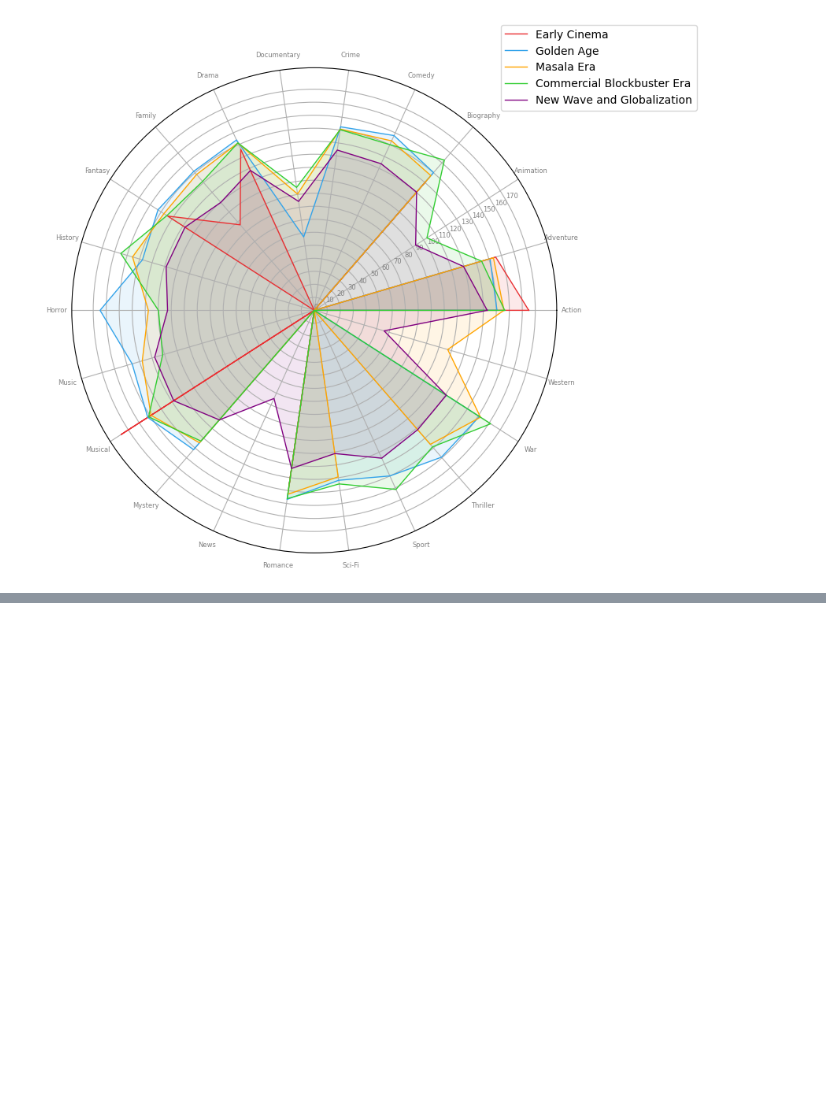
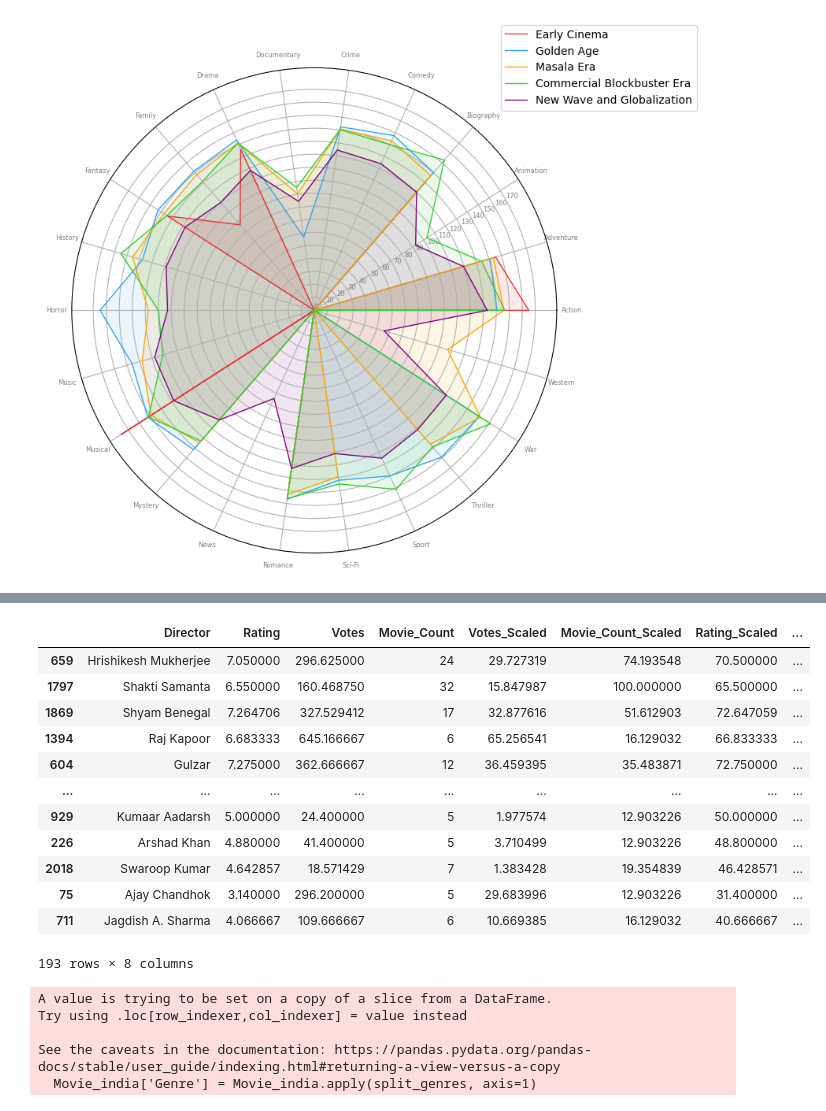
Before and after one commit to Pornwalaifoxall/python_dataviz2024, a Jupyter notebook: Visualize_Data_Comparison_2024.ipynb, the cells around one changed output, grey strips where cells are left out. Drawn from its saved outputs; the diff is of its cells as text; code cells hidden in the pictures; blank space fills up the shorter version.

```diff
--- a/Visualize_Data_Comparison_2024.ipynb
+++ b/Visualize_Data_Comparison_2024.ipynb
@@ -779,0 +927,32 @@ plt.show()
+# %%
+director_grouped.sort_values(by='Director_Score', ascending=False)
+# %% [output]
+|  | Director | Rating | Votes | Movie_Count | Votes_Scaled | Movie_Count_Scaled | Rating_Scaled | ... |
+| 659 | Hrishikesh Mukherjee | 7.050000 | 296.625000 | 24 | 29.727319 | 74.193548 | 70.500000 | ... |
+| 1797 | Shakti Samanta | 6.550000 | 160.468750 | 32 | 15.847987 | 100.000000 | 65.500000 | ... |
+| 1869 | Shyam Benegal | 7.264706 | 327.529412 | 17 | 32.877616 | 51.612903 | 72.647059 | ... |
+| 1394 | Raj Kapoor | 6.683333 | 645.166667 | 6 | 65.256541 | 16.129032 | 66.833333 | ... |
+| 604 | Gulzar | 7.275000 | 362.666667 | 12 | 36.459395 | 35.483871 | 72.750000 | ... |
+| ... | ... | ... | ... | ... | ... | ... | ... | ... |
+| 929 | Kumaar Aadarsh | 5.000000 | 24.400000 | 5 | 1.977574 | 12.903226 | 50.000000 | ... |
+| 226 | Arshad Khan | 4.880000 | 41.400000 | 5 | 3.710499 | 12.903226 | 48.800000 | ... |
+| 2018 | Swaroop Kumar | 4.642857 | 18.571429 | 7 | 1.383428 | 19.354839 | 46.428571 | ... |
+| 75 | Ajay Chandhok | 3.140000 | 296.200000 | 5 | 29.683996 | 12.903226 | 31.400000 | ... |
+| 711 | Jagdish A. Sharma | 4.066667 | 109.666667 | 6 | 10.669385 | 16.129032 | 40.666667 | ... |
+193 rows × 8 columns
+# %%
+def split_genres(row):
+  # Check if the genre value is a string before splitting
+  if isinstance(row['Genre'], str):
+    genres = row['Genre'].split(',')
+    return [genre.strip() for genre in genres]
+  else:
+    # Handle cases where the genre is not a string (e.g., return an empty list or NaN)
+    return []
+Movie_india['Genre'] = Movie_india.apply(split_genres, axis=1)
+# %% [output]
+A value is trying to be set on a copy of a slice from a DataFrame.
+Try using .loc[row_indexer,col_indexer] = value instead
+
+See the caveats in the documentation: https://pandas.pydata.org/pandas-docs/stable/user_guide/indexing.html#returning-a-view-versus-a-copy
+  Movie_india['Genre'] = Movie_india.apply(split_genres, axis=1)
```
Also changed, not shown: parts of 8 cells of this notebook.
